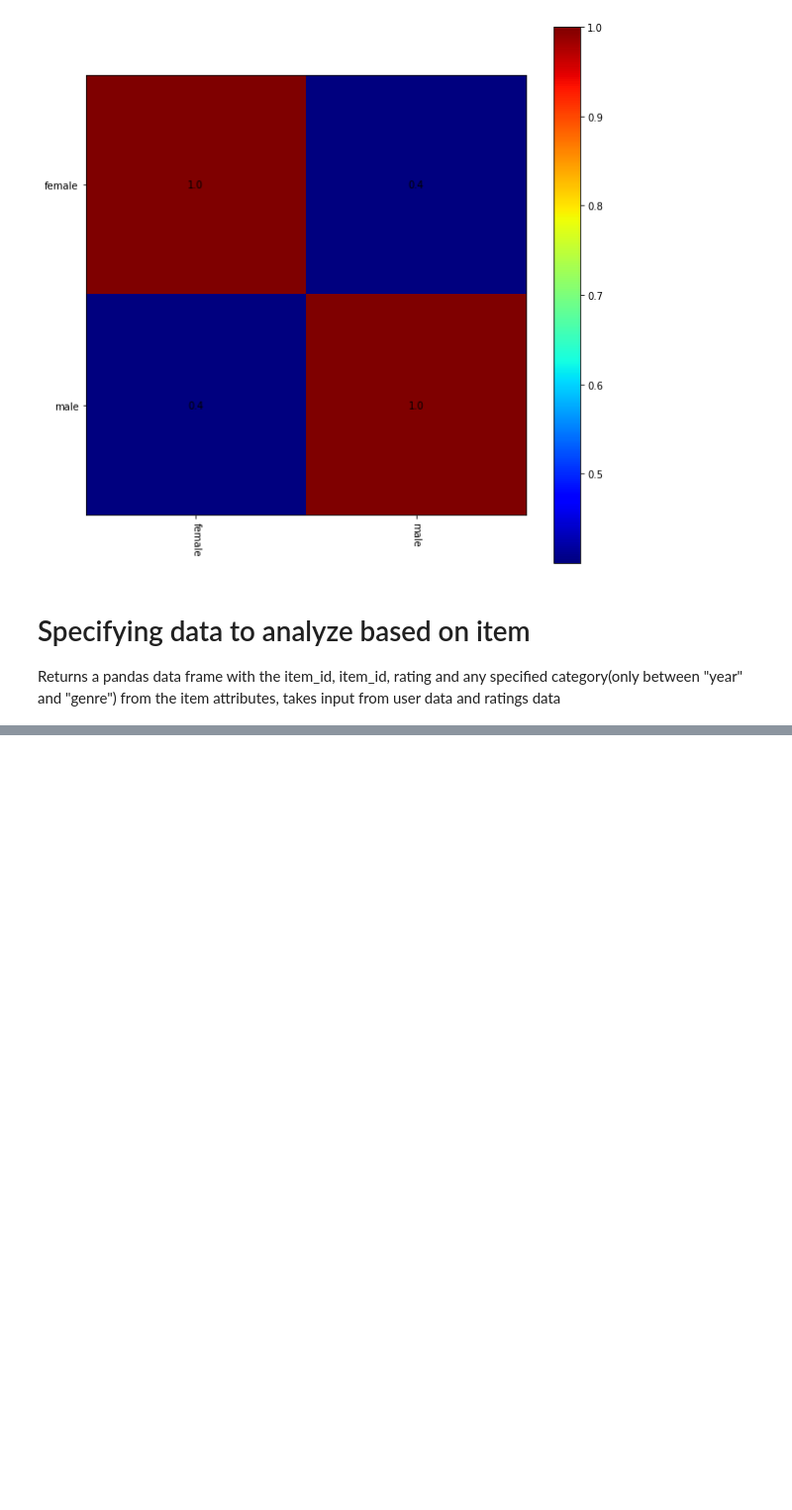
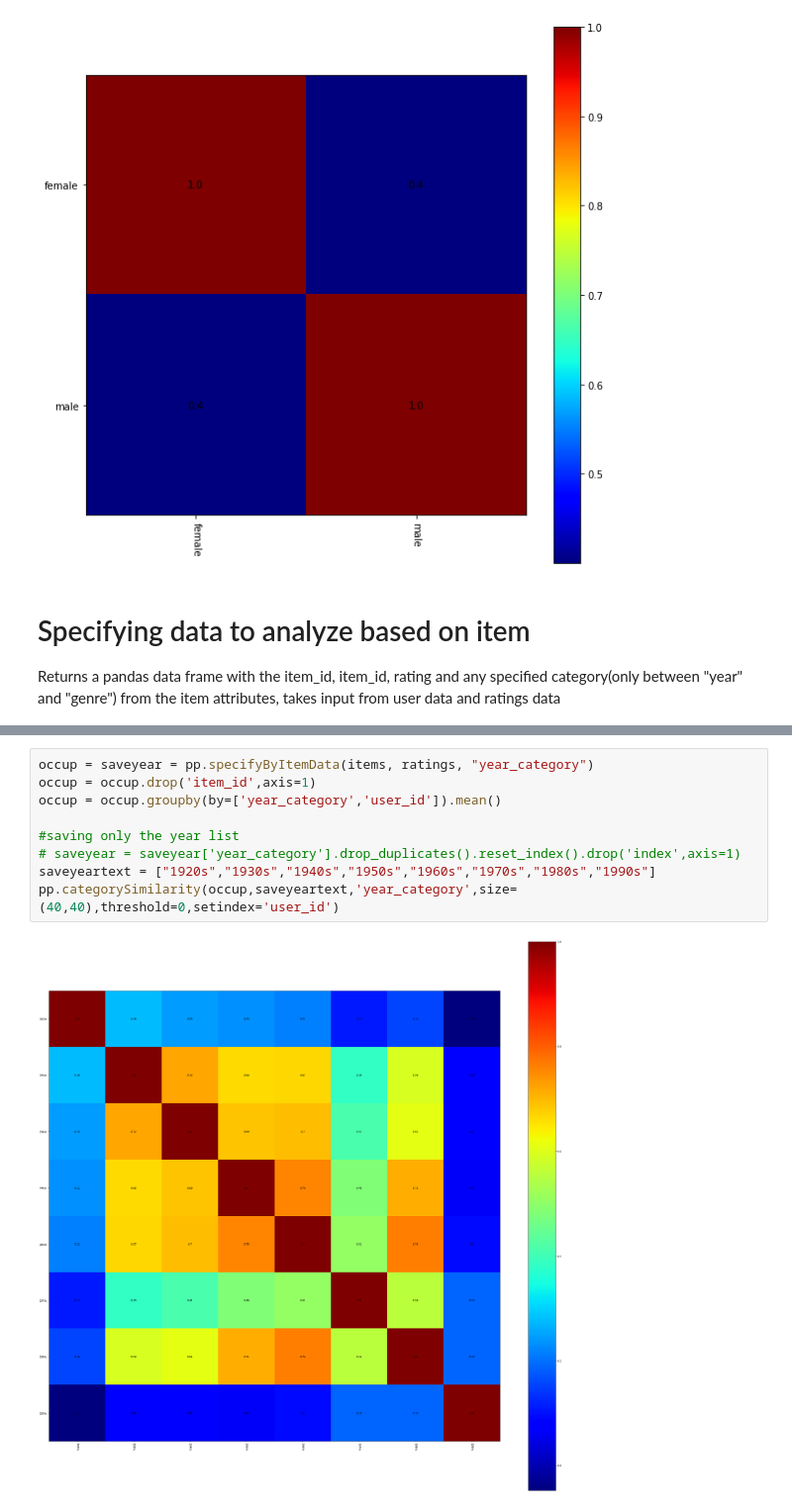
Before and after one commit to Xevenst/MovLensDataSet, a Jupyter notebook: dataAnalysisFuncts.ipynb, the cells around one changed output, grey strips where cells are left out. Shown at 99% size. Drawn from its saved outputs; the diff is of its cells as text; blank space fills up the shorter version.

```diff
--- a/dataAnalysisFuncts.ipynb
+++ b/dataAnalysisFuncts.ipynb
@@ -1281,0 +1348,11 @@ pp.categorySimilarity(occup,saveyeartext,'year',size=(20,20),threshold=0)
+# %%
+occup = saveyear = pp.specifyByItemData(items, ratings, "year_category")
+occup = occup.drop('item_id',axis=1)
+occup = occup.groupby(by=['year_category','user_id']).mean()
+
+#saving only the year list
+# saveyear = saveyear['year_category'].drop_duplicates().reset_index().drop('index',axis=1)
+saveyeartext = ["1920s","1930s","1940s","1950s","1960s","1970s","1980s","1990s"]
+pp.categorySimilarity(occup,saveyeartext,'year_category',size=(40,40),threshold=0,setindex='user_id')
+# %% [output]
+[figure, added]
```
Also changed, not shown: parts of 9 cells of this notebook, 2 other files.
